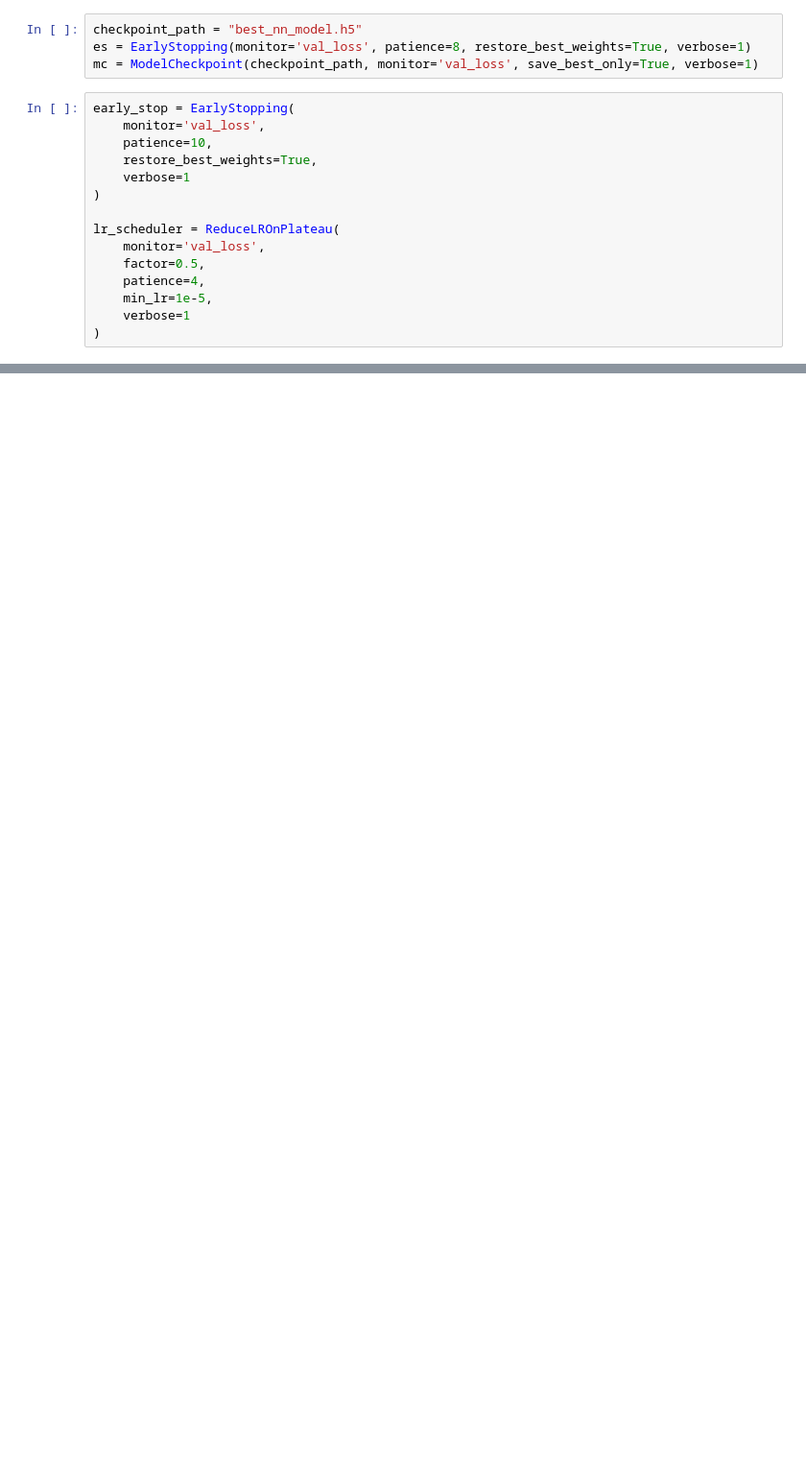
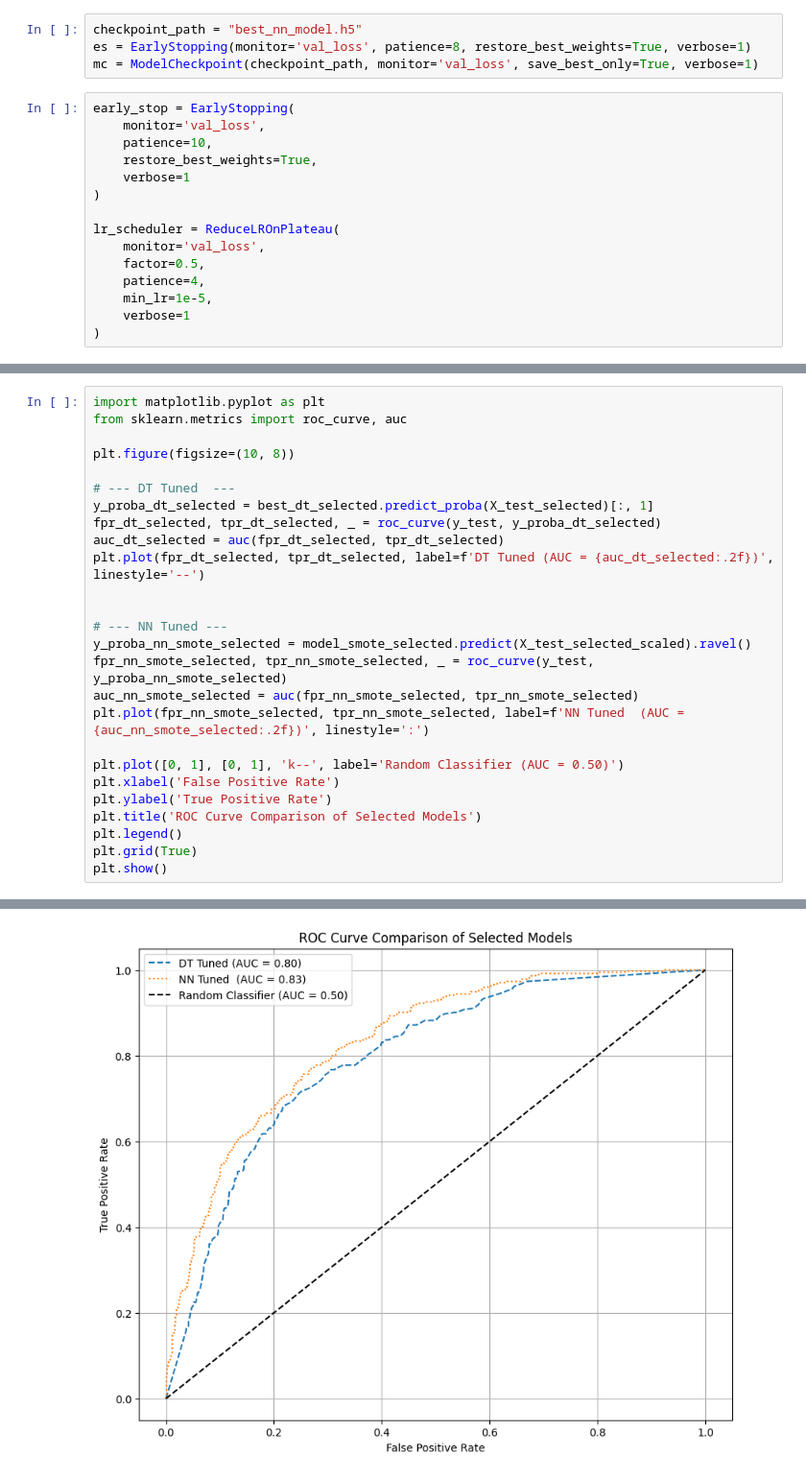
Before and after one commit to Daham-abeyratne/Customer_Churn_Prediction, a Jupyter notebook: costomer_churn_prediciton.ipynb, the cells around one changed output, grey strips where cells are left out. Shown at 96% size. Saved outputs shown, nothing was run; the diff lists cells and outputs as text; blank space fills up the shorter version.

```diff
--- a/costomer_churn_prediciton.ipynb
+++ b/costomer_churn_prediciton.ipynb
@@ -998,0 +797,27 @@ weighted avg       0.78      0.78      0.78      1407
+# %%
+import matplotlib.pyplot as plt
+from sklearn.metrics import roc_curve, auc
+
+plt.figure(figsize=(10, 8))
+
+# --- DT Tuned  ---
+y_proba_dt_selected = best_dt_selected.predict_proba(X_test_selected)[:, 1]
+fpr_dt_selected, tpr_dt_selected, _ = roc_curve(y_test, y_proba_dt_selected)
+auc_dt_selected = auc(fpr_dt_selected, tpr_dt_selected)
+plt.plot(fpr_dt_selected, tpr_dt_selected, label=f'DT Tuned (AUC = {auc_dt_selected:.2f})', linestyle='--')
+
+
+# --- NN Tuned ---
+y_proba_nn_smote_selected = model_smote_selected.predict(X_test_selected_scaled).ravel()
+fpr_nn_smote_selected, tpr_nn_smote_selected, _ = roc_curve(y_test, y_proba_nn_smote_selected)
+auc_nn_smote_selected = auc(fpr_nn_smote_selected, tpr_nn_smote_selected)
+plt.plot(fpr_nn_smote_selected, tpr_nn_smote_selected, label=f'NN Tuned  (AUC = {auc_nn_smote_selected:.2f})', linestyle=':')
+
+plt.plot([0, 1], [0, 1], 'k--', label='Random Classifier (AUC = 0.50)')
+plt.xlabel('False Positive Rate')
+plt.ylabel('True Positive Rate')
+plt.title('ROC Curve Comparison of Selected Models')
+plt.legend()
+plt.grid(True)
+plt.show()
+# %% [output]
@@ -998,0 +825 @@ weighted avg       0.78      0.78      0.78      1407
+[figure, added]
```
Also changed, not shown: parts of 21 cells of this notebook.
